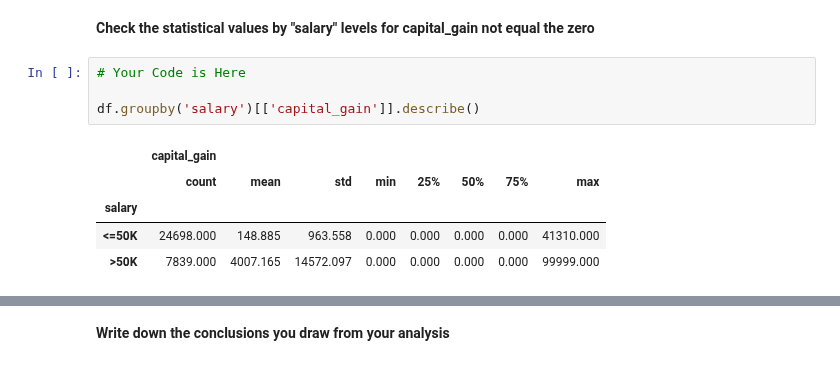
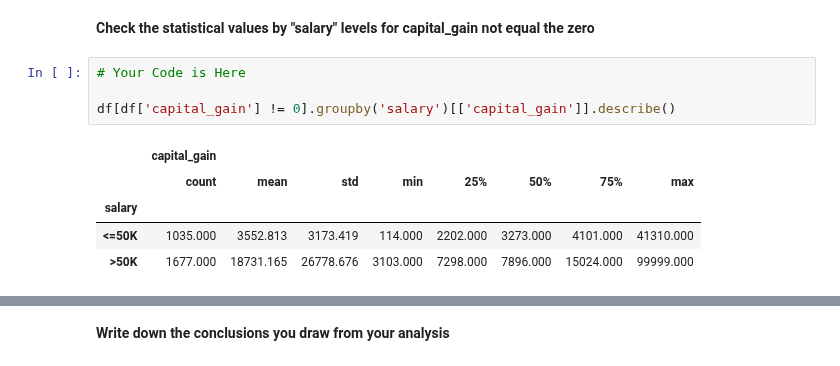
Before and after one commit to iceyisaak/clarusway_ds, a Jupyter notebook: DA _ DVwPy-EDA Project (Analyze US Citizens)-Student-V01_(with_desired_outputs).ipynb, the cells around one changed output, grey strips where cells are left out. Saved outputs shown, nothing was run; the diff lists cells and outputs as text.

```diff
--- a/DA _ DVwPy-EDA Project (Analyze US Citizens)-Student-V01_(with_desired_outputs).ipynb
+++ b/DA _ DVwPy-EDA Project (Analyze US Citizens)-Student-V01_(with_desired_outputs).ipynb
@@ -936,13 +932,13 @@ Desired Output:
 # %%
 # Your Code is Here
 
-df.groupby('salary')[['capital_gain']].describe()
+df[df['capital_gain'] != 0].groupby('salary')[['capital_gain']].describe()
 # %% [output]
 |  | capital_gain |  |  |  |  |  |  |  |
 |  | count | mean | std | min | 25% | 50% | 75% | max |
 | salary |  |  |  |  |  |  |  |  |
-| <=50K | 24698.000 | 148.885 | 963.558 | 0.000 | 0.000 | 0.000 | 0.000 | 41310.000 |
-| >50K | 7839.000 | 4007.165 | 14572.097 | 0.000 | 0.000 | 0.000 | 0.000 | 99999.000 |
+| <=50K | 1035.000 | 3552.813 | 3173.419 | 114.000 | 2202.000 | 3273.000 | 4101.000 | 41310.000 |
+| >50K | 1677.000 | 18731.165 | 26778.676 | 3103.000 | 7298.000 | 7896.000 | 15024.000 | 99999.000 |
 # %% [markdown]
 Desired Output:
 
```
Also changed, not shown: parts of 26 cells of this notebook.
